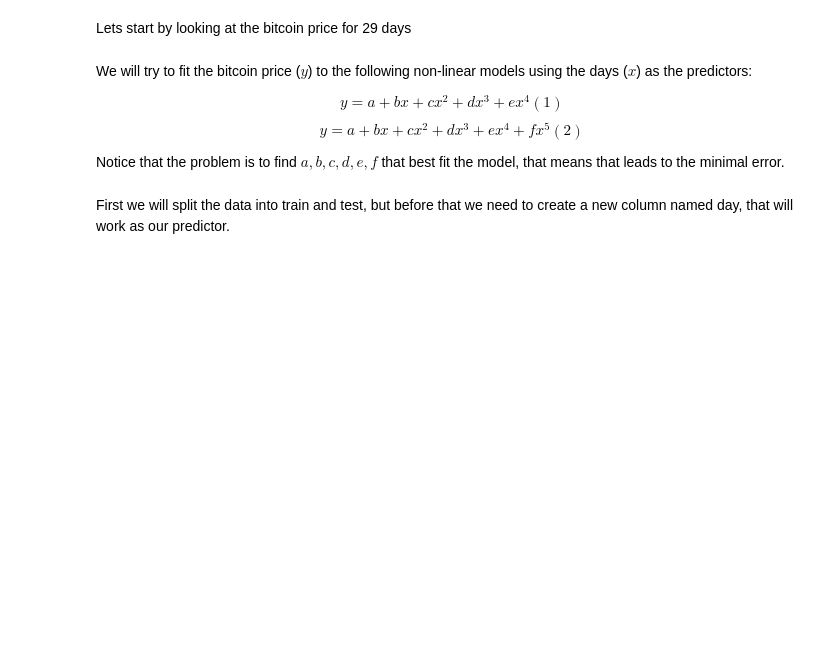
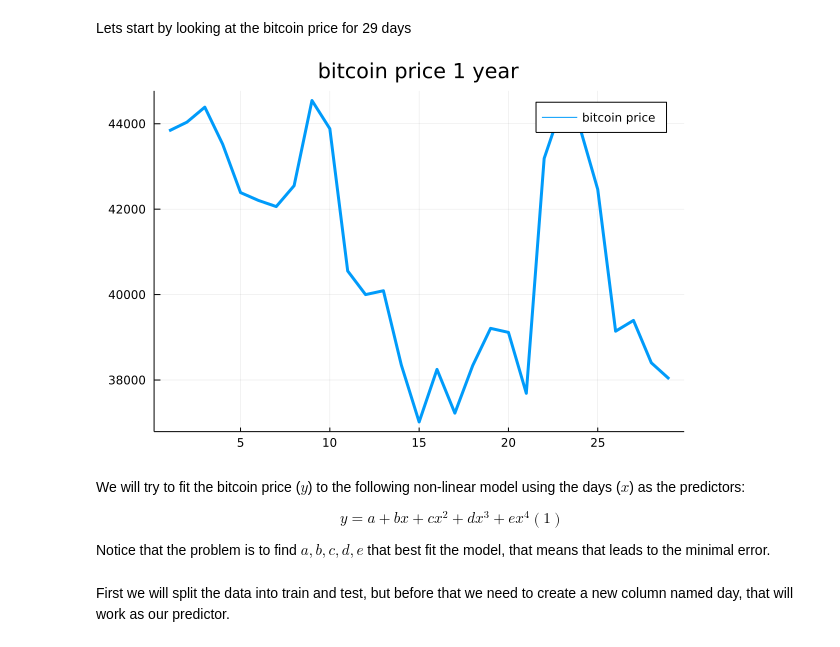
Before and after one commit to AlchemistDude/MathML, a Jupyter notebook: LeastSquaresHM.ipynb, the cells around one changed output. Cells and saved outputs as stored; diff of their text form; code cells hidden in the pictures; blank space fills up the shorter version.

```diff
--- a/LeastSquaresHM.ipynb
+++ b/LeastSquaresHM.ipynb
@@ -48,6 +48,11 @@ dataOil.PriceFloat = dataOil.Price
 #Silver data
 dataSilver = CSV.read("data/silver.csv",DataFrame)
 dataSilver.PriceFloat = dataSilver.Price;
+#-----------------------------------------------------------------------------------------------------------------
+#Bitcoin data month
+dataBitcoinMonth = CSV.read("data/BitcoinMes.csv",DataFrame); #Creating dataframe object from csv file
+dataBitcoinMonth.Price .= replace.(dataBitcoinMonth.Price, "," => ""); #Removing "," from the Price column
+dataBitcoinMonth.PriceFloat = parse.(Float64, dataBitcoinMonth.Price); #Parsing price column to Float64
 # %% [markdown]
 Lets take a look to our bitcoin data:
 # %%
@@ -95,14 +100,16 @@ Where the combination of $Ax = b$ yield our system of equations, therefore if we
 # %% [markdown]
 Lets start by looking at the bitcoin price for 29 days
 # %%
-plot(dataBitcoin.PriceFloat,title="bitcoin price 1 year", label="bitcoin price",lw=3)
+default(fmt = :png)
+plot(dataBitcoinMonth.PriceFloat,title="bitcoin price 1 year", label="bitcoin price",lw=3)
+# %% [output]
+[figure, added]
 # %% [markdown]
-We will try to fit the bitcoin price ($y$) to the following non-linear models using the days ($x$) as the predictors:
+We will try to fit the bitcoin price ($y$) to the following non-linear model using the days ($x$) as the predictors:
 
 $$y = a +bx + cx^{2} + dx^{3} + ex^{4}(1)$$
-$$y = a +bx + cx^{2} + dx^{3} + ex^{4} + fx^{5}(2)$$
 
-Notice that the problem is to find $a,b,c,d,e,f$ that best fit the model, that means that leads to the minimal error.
+Notice that the problem is to find $a,b,c,d,e$ that best fit the model, that means that leads to the minimal error.
 # %% [markdown]
 First we will split the data into train and test, but before that we need to create a new column named day, that will work as our predictor.
 # %%
```
Also changed, not shown: parts of 13 cells of this notebook.
